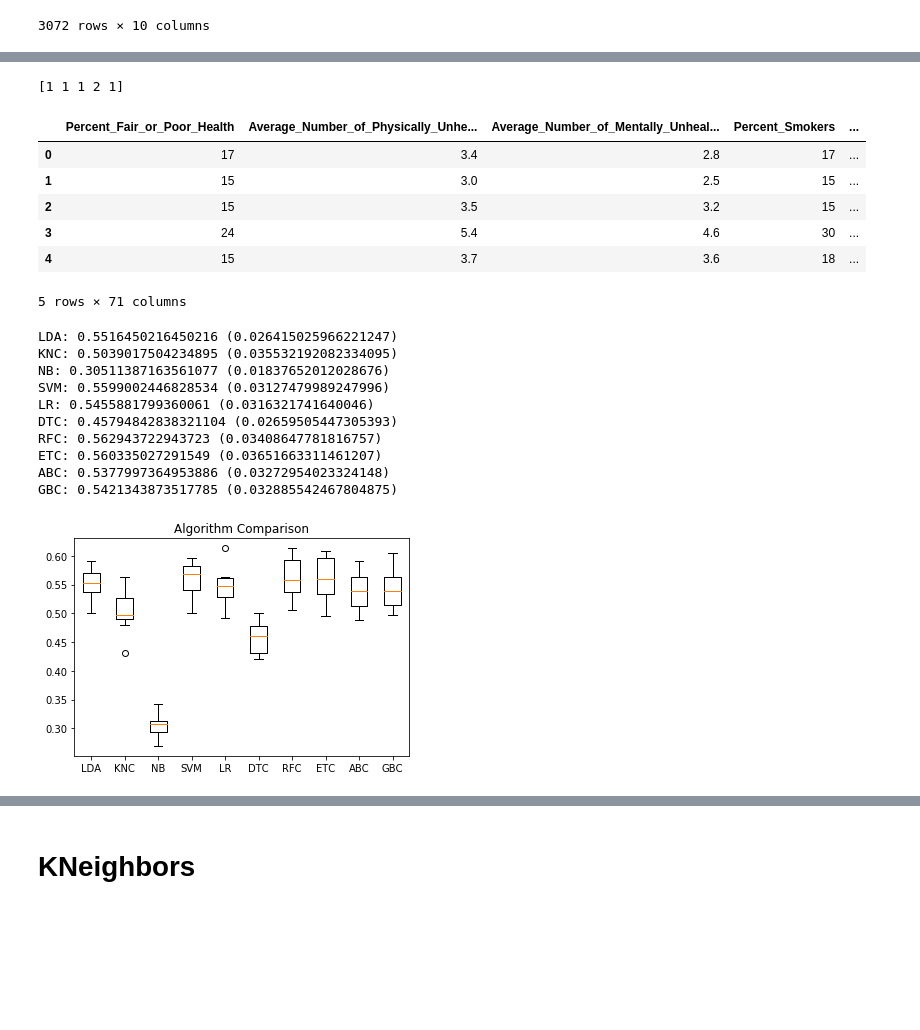
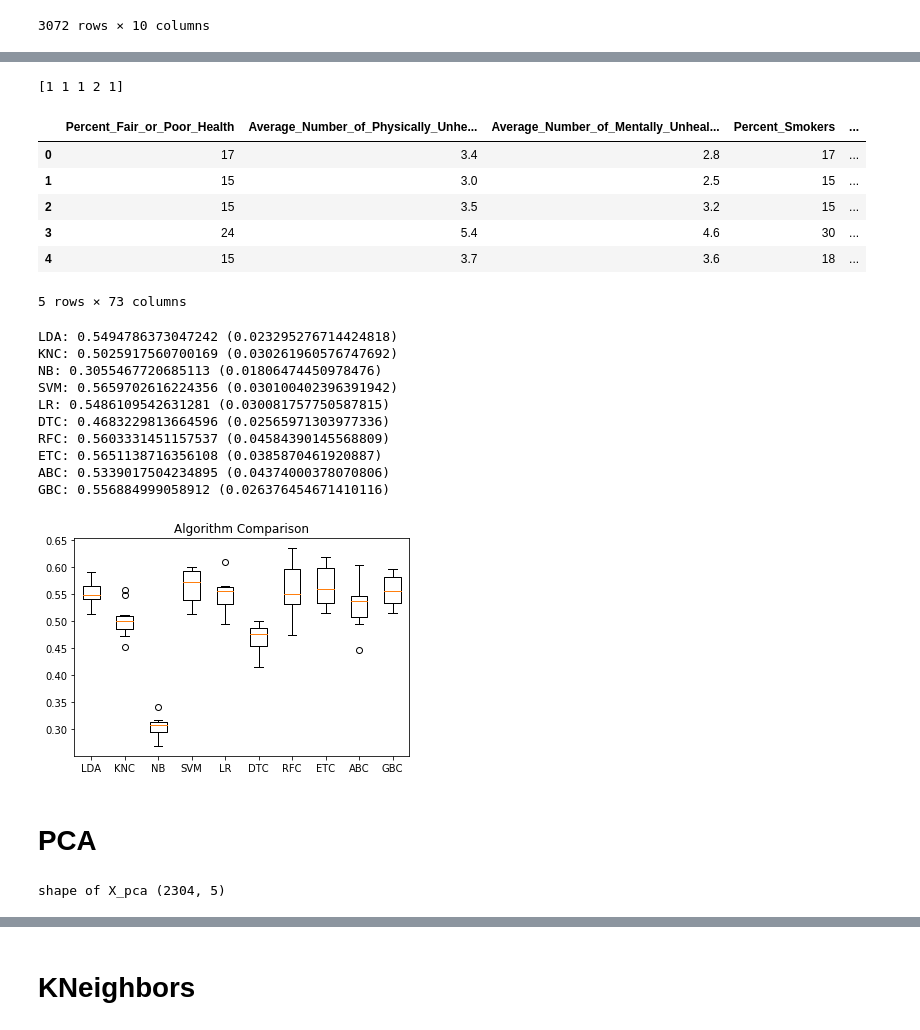
Before and after one commit to Khanguye/HeartDiseaseByCounty_ML, a Jupyter notebook: HeartDisease_ML_Week2.ipynb, the cells around one changed output, grey strips where cells are left out. Cells and saved outputs as stored; diff of their text form; code cells hidden in the pictures; blank space fills up the shorter version.

Commit message:
Added data/tree.html and modified notebook

```diff
--- a/HeartDisease_ML_Week2.ipynb
+++ b/HeartDisease_ML_Week2.ipynb
@@ -108,6 +108,10 @@ col_null
 # %%
 # drop columns
 df.drop(columns=["Percent_Severe_Housing_Cost_Burden","Percent_Children_in_Poverty","Teen_Birth_Rate"], inplace=True)
+# %%
+# Convert to numbers
+df['Avg_Temp_C'] = pd.to_numeric(df['Avg_Temp_C'], errors='coerce')
+df['Avg_Precipitation_Inches'] = pd.to_numeric(df['Avg_Precipitation_Inches'], errors='coerce')
 # %%
 # Fill value columns
 df.fillna(value=0,inplace=True)
@@ -189,7 +193,7 @@ X.head()
 | 2 | 15 | 3.5 | 3.2 | 15 | ... |
 | 3 | 24 | 5.4 | 4.6 | 30 | ... |
 | 4 | 15 | 3.7 | 3.6 | 18 | ... |
-5 rows × 71 columns
+5 rows × 73 columns
 # %%
 # Create X_train, X_test, y_train, y_test
 X_train, X_test, y_train, y_test = train_test_split(X, y, test_size=0.25, random_state=78, stratify=y)
@@ -218,43 +222,45 @@ from sklearn.ensemble import RandomForestClassifier
 from sklearn.ensemble import ExtraTreesClassifier
 from sklearn.ensemble import AdaBoostClassifier
 from sklearn.ensemble import GradientBoostingClassifier
 
 # Spot Check Algorithms
 models = []
 
 models.append(('LDA', LinearDiscriminantAnalysis()))
 models.append(('KNC', KNeighborsClassifier()))
 models.append(('NB', GaussianNB()))
 models.append(('SVM', SVC(gamma='auto')))
 models.append(('LR',LogisticRegression(solver='lbfgs')))
 models.append(('DTC',DecisionTreeClassifier()))
-models.append(('RFC',RandomForestClassifier(n_estimators=500)))
-models.append(('ETC',ExtraTreesClassifier(n_estimators=500)))
+models.append(('RFC',RandomForestClassifier(n_estimators=100)))
+models.append(('ETC',ExtraTreesClassifier(n_estimators=100)))
 models.append(('ABC',AdaBoostClassifier()))
 models.append(('GBC',GradientBoostingClassifier()))
 
 # evaluate each model in turn
 results = []
 names = []
 for name, model in models:
     kfold = StratifiedKFold(n_splits=10, random_state=78, shuffle=True)
     cv_results = cross_val_score(model, X_train_scaled, y_train, cv=kfold, scoring='accuracy')
     results.append(cv_results)
     names.append(name)
     print(f'{name}: {cv_results.mean()} ({cv_results.std()})')
 # Compare Algorithms
 plt.boxplot(results, labels=names)
 plt.title('Algorithm Comparison')
 plt.show()
 # %% [output]
-LDA: 0.5516450216450216 (0.026415025966221247)
-KNC: 0.5039017504234895 (0.035532192082334095)
-NB: 0.30511387163561077 (0.01837652012028676)
-SVM: 0.5599002446828534 (0.03127479989247996)
-LR: 0.5455881799360061 (0.0316321741640046)
-DTC: 0.45794842838321104 (0.02659505447305393)
-RFC: 0.562943722943723 (0.03408647781816757)
-ETC: 0.560335027291549 (0.03651663311461207)
-ABC: 0.5377997364953886 (0.03272954023324148)
-GBC: 0.5421343873517785 (0.032885542467804875)
+LDA: 0.5494786373047242 (0.023295276714424818)
+KNC: 0.5025917560700169 (0.030261960576747692)
+NB: 0.3055467720685113 (0.01806474450978476)
+SVM: 0.5659702616224356 (0.030100402396391942)
+LR: 0.5486109542631281 (0.030081757750587815)
+DTC: 0.4683229813664596 (0.02565971303977336)
+RFC: 0.5603331451157537 (0.04584390145568809)
+ETC: 0.5651138716356108 (0.0385870461920887)
+ABC: 0.5339017504234895 (0.04374000378070806)
+GBC: 0.556884999058912 (0.026376454671410116)
-[figure, old version]
+[figure, new version]
+# %% [markdown]
+# PCA
@@ -260,0 +274,6 @@ GBC: 0.5421343873517785 (0.032885542467804875)
+# %%
+hd_pca = pca.fit_transform(X_train_scaled)
+#let's check the shape of hd_pca array
+print ("shape of X_pca", hd_pca.shape)
+# %% [output]
+shape of X_pca (2304, 5)
```
Also changed, not shown: parts of 60 cells of this notebook, 1 other file.
